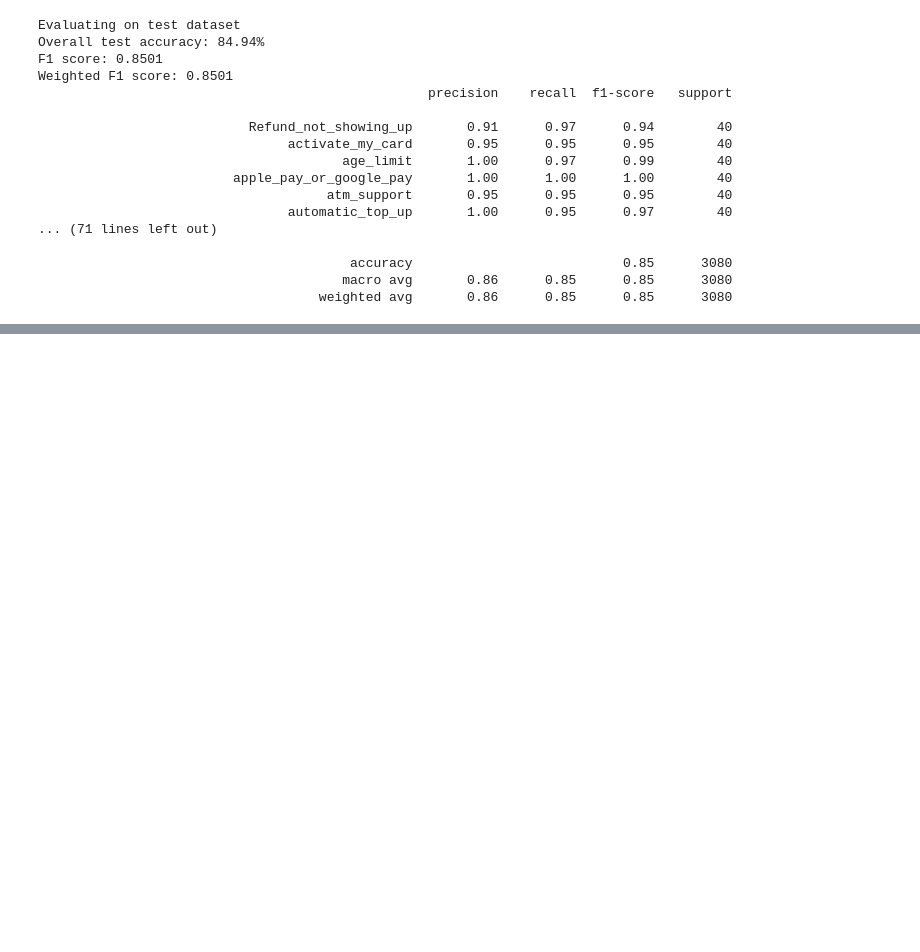
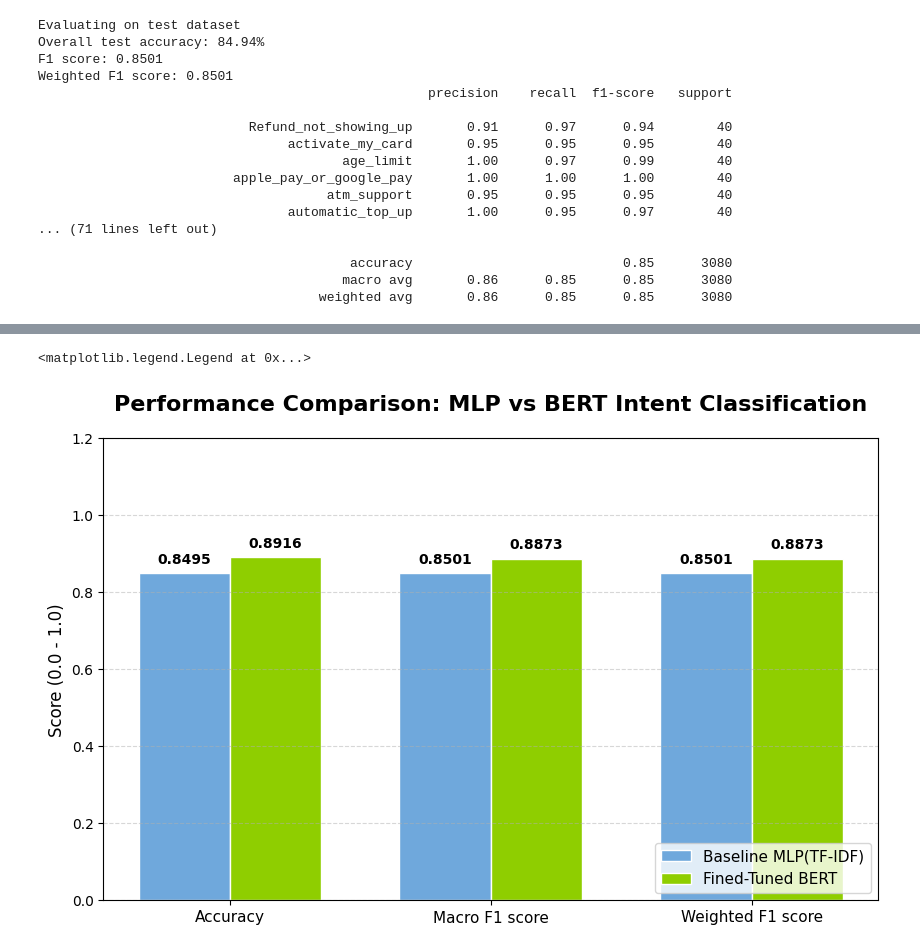
Before and after one commit to kirsty-schofield/banking-classification, a Jupyter notebook: banking_classification_BERT.ipynb, the cells around one changed output, grey strips where cells are left out. Saved outputs shown, nothing was run; the diff lists cells and outputs as text; code cells hidden in the pictures; blank space fills up the shorter version.

```diff
--- a/banking_classification_BERT.ipynb
+++ b/banking_classification_BERT.ipynb
@@ -315,0 +514,46 @@ Weighted F1 score: 0.8501
+# %%
+# Visualise the comparison of each performance output
+metrics = ['Accuracy', 'Macro F1 score', 'Weighted F1 score']
+
+mlp_scores = [0.8495, 0.8501, 0.8501]
+bert_scores = [0.8916, 0.8873, 0.8873]
+
+x = np.arange(len(metrics))
+width = 0.35
+
+fig, ax = plt.subplots(figsize=(10, 6))
+
+mlp_colour = '#6fa8dc'
+bert_colour = '#8fce00'
+
+rects1 = ax.bar(x - width/2, mlp_scores, width, label='Baseline MLP(TF-IDF)', color=mlp_colour, edgecolor='white')
+rects2 = ax.bar(x + width/2, bert_scores, width, label='Fined-Tuned BERT', color=bert_colour, edgecolor='white')
+
+# Set y-axis limit slightly above 1 to make space for labels
+ax.set_ylim(0, 1.2)
+
+# Add grid lines for easier reading
+ax.grid(axis='y', linestyle='--', alpha=0.5)
+
+# Function to add numerical labels on top of the bars
+def add_labels(rects):
+    for rect in rects:
+        height = rect.get_height()
+        ax.annotate(f'{height:.4f}',
+                    xy=(rect.get_x() + rect.get_width() / 2, height),
+                    xytext=(0, 5),  # 5 points vertical offset
+                    textcoords="offset points",
+                    ha='center', va='bottom', fontsize=10, fontweight='bold')
+
+# Run the label function for both bar groups
+add_labels(rects1)
+add_labels(rects2)
+
+ax.set_title('Performance Comparison: MLP vs BERT Intent Classification', fontsize=16, fontweight='bold', pad=20)
+ax.set_ylabel('Score (0.0 - 1.0)', fontsize=12)
+ax.set_xticks(x)
+ax.set_xticklabels(metrics, fontsize=11)
+ax.legend(fontsize=11, loc='lower right')
+# %% [output]
+<matplotlib.legend.Legend at 0x...>
+[figure, added]
```
Also changed, not shown: parts of 7 cells of this notebook.
